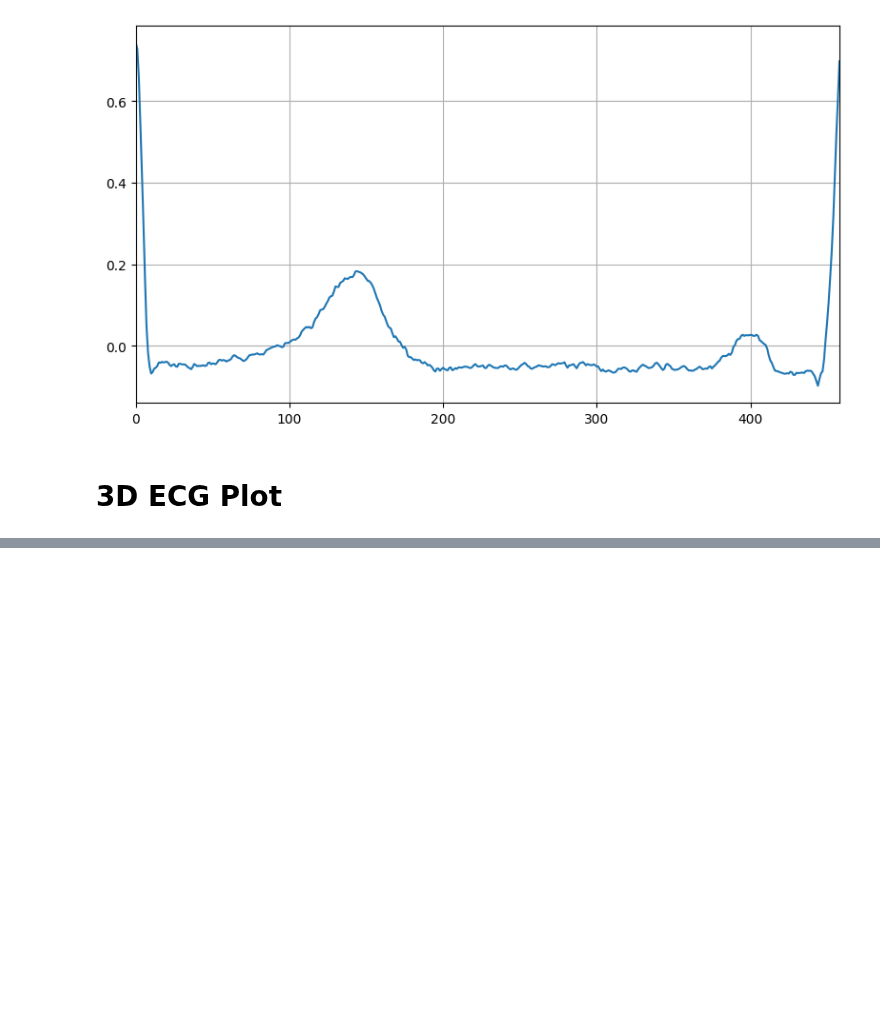
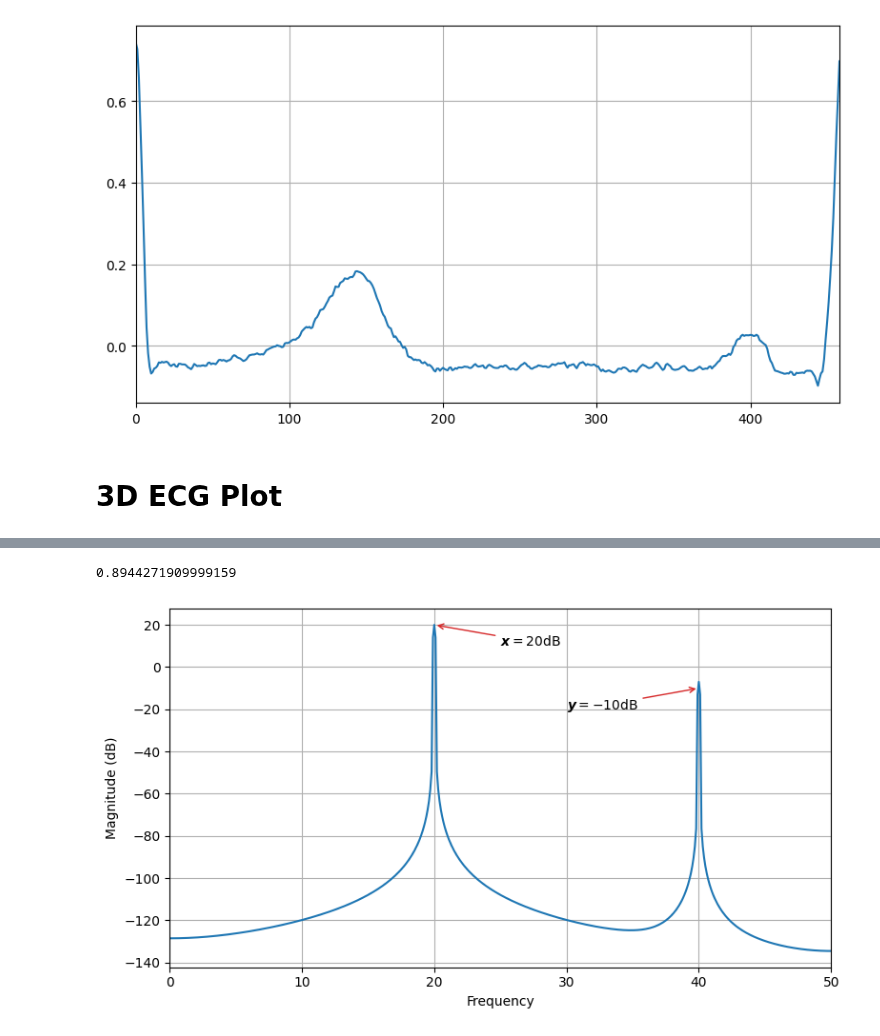
Before and after one commit to kaierih/AIS2201-Lecture_Notes, a Jupyter notebook: continuous_signals/figures/generate_figures.ipynb, the cells around one changed output, grey strips where cells are left out. Saved outputs shown, nothing was run; the diff lists cells and outputs as text; code cells hidden in the pictures; blank space fills up the shorter version.

```diff
--- a/continuous_signals/figures/generate_figures.ipynb
+++ b/continuous_signals/figures/generate_figures.ipynb
@@ -205,0 +214,32 @@ plt.savefig('ECG_signal_mains_noise.svg')
+# %%
+from numpy import cos, sin, pi
+A1 = 20
+P1 = A1**2/2
+ratio = -30
+P2 = P1 * 10**(ratio/10)
+A2 = 2*np.sqrt(P2)
+
+t = np.linspace(0, 10, 1000, endpoint=False)
+x = A1*cos(2*pi*20*t) + A2*cos(2*pi*40*t)
+
+
+plt.figure()
+plt.magnitude_spectrum(x, Fs=100, scale="dB");
+plt.annotate(
+    '$\\boldsymbol{x} = 20\\text{dB}$',             # Text label
+    xy=(20, 20),                 # Point to annotate
+    xytext=(25, 10),   # Position of the text
+    arrowprops=dict(color='tab:red', arrowstyle='->')
+)
+plt.annotate(
+    '$\\boldsymbol{y} = -10\\text{dB}$',             # Text label
+    xy=(40, -10),                 # Point to annotate
+    xytext=(30, -20),   # Position of the text
+    arrowprops=dict(color='tab:red', arrowstyle='->')
+)
+plt.tight_layout()
+plt.savefig("log_spectrum_example.svg")
+print(A2)
+# %% [output]
+0.8944271909999159
+[figure, added]
```
Also changed, not shown: parts of 4 cells of this notebook, 12 other files.
